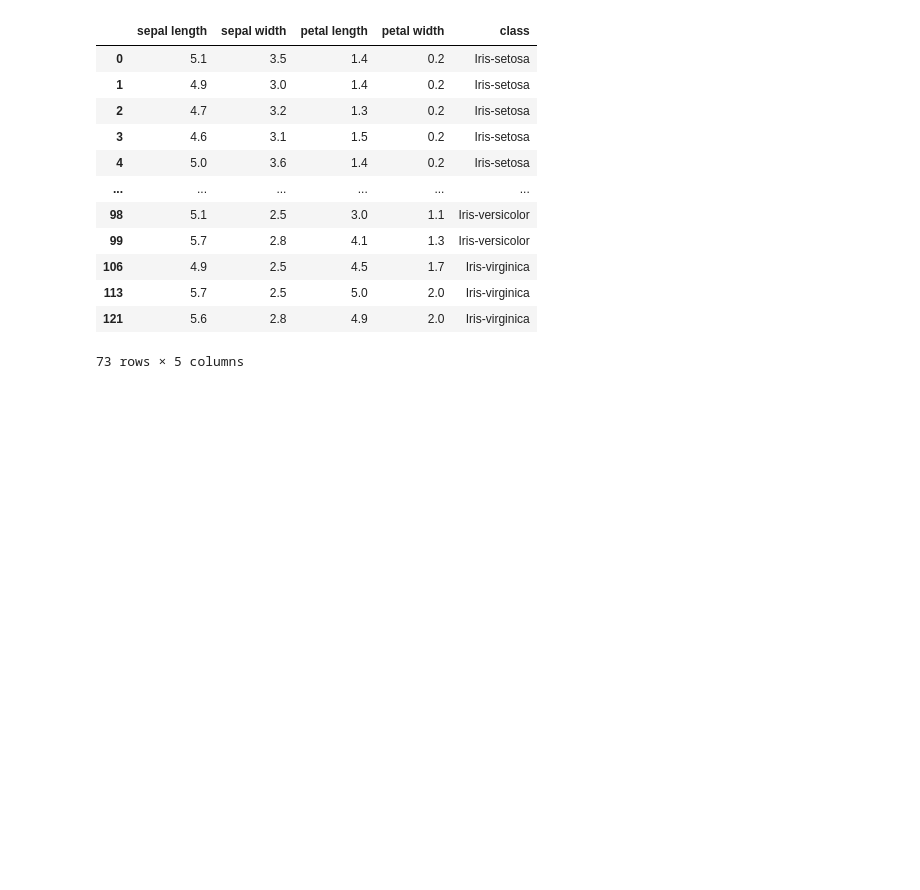
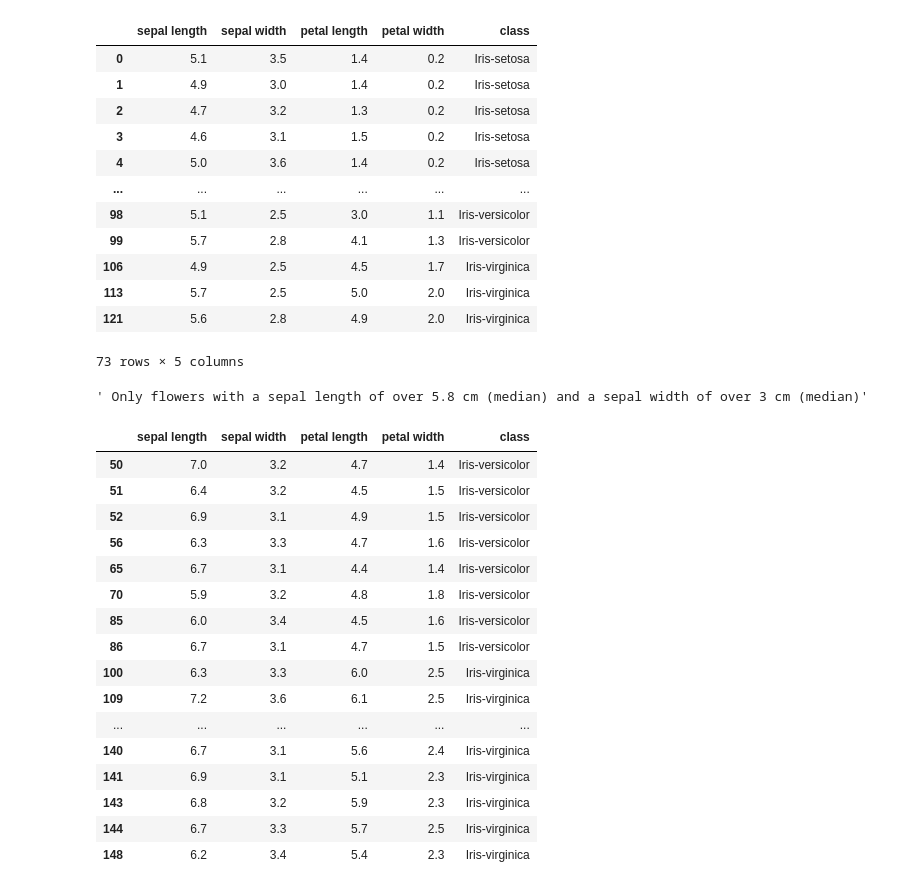
Before and after one commit to Glogover/pands-project, a Jupyter notebook: analysis.ipynb, the cells around one changed output. Cells and saved outputs as stored; diff of their text form; code cells hidden in the pictures; blank space fills up the shorter version.

```diff
--- a/analysis.ipynb
+++ b/analysis.ipynb
@@ -203,3 +203,28 @@ df3
 | 113 | 5.7 | 2.5 | 5.0 | 2.0 | Iris-virginica |
 | 121 | 5.6 | 2.8 | 4.9 | 2.0 | Iris-virginica |
 73 rows × 5 columns
+# %%
+df4 = df[(df["sepal length"] > 5.8) & (df["sepal width"] > 3.0)]
+""" Only flowers with a sepal length of over 5.8 cm (median) and a sepal width of over 3 cm (median)"""
+# %% [output]
+' Only flowers with a sepal length of over 5.8 cm (median) and a sepal width of over 3 cm (median)'
+# %%
+df4
+# %% [output]
+|  | sepal length | sepal width | petal length | petal width | class |
+| 50 | 7.0 | 3.2 | 4.7 | 1.4 | Iris-versicolor |
+| 51 | 6.4 | 3.2 | 4.5 | 1.5 | Iris-versicolor |
+| 52 | 6.9 | 3.1 | 4.9 | 1.5 | Iris-versicolor |
+| 56 | 6.3 | 3.3 | 4.7 | 1.6 | Iris-versicolor |
+| 65 | 6.7 | 3.1 | 4.4 | 1.4 | Iris-versicolor |
+| 70 | 5.9 | 3.2 | 4.8 | 1.8 | Iris-versicolor |
+| 85 | 6.0 | 3.4 | 4.5 | 1.6 | Iris-versicolor |
+| 86 | 6.7 | 3.1 | 4.7 | 1.5 | Iris-versicolor |
+| 100 | 6.3 | 3.3 | 6.0 | 2.5 | Iris-virginica |
+| 109 | 7.2 | 3.6 | 6.1 | 2.5 | Iris-virginica |
+| ... | ... | ... | ... | ... | ... |
+| 140 | 6.7 | 3.1 | 5.6 | 2.4 | Iris-virginica |
+| 141 | 6.9 | 3.1 | 5.1 | 2.3 | Iris-virginica |
+| 143 | 6.8 | 3.2 | 5.9 | 2.3 | Iris-virginica |
+| 144 | 6.7 | 3.3 | 5.7 | 2.5 | Iris-virginica |
+| 148 | 6.2 | 3.4 | 5.4 | 2.3 | Iris-virginica |
```
Also changed, not shown: parts of 13 cells of this notebook, 2 other files.
